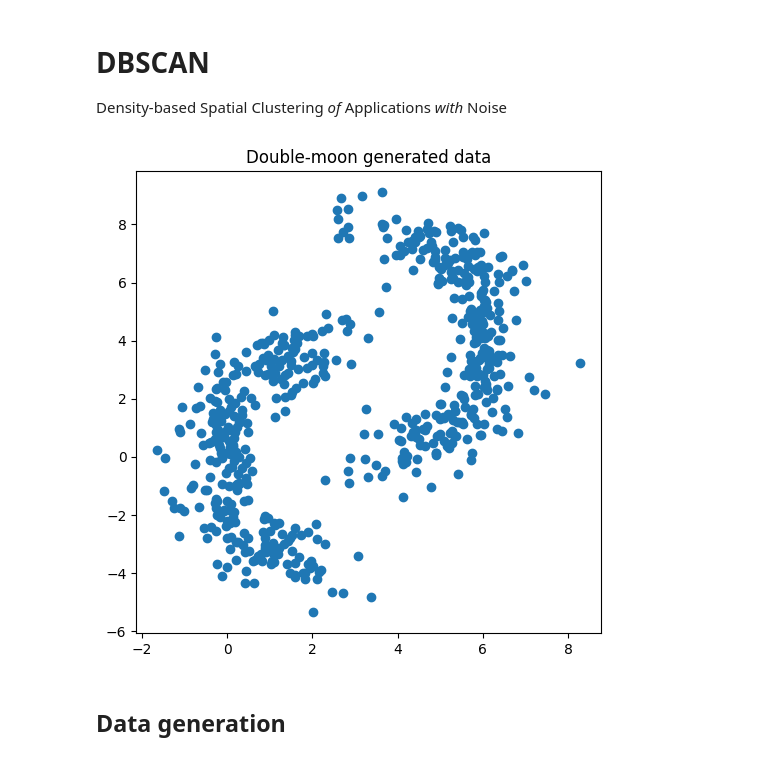
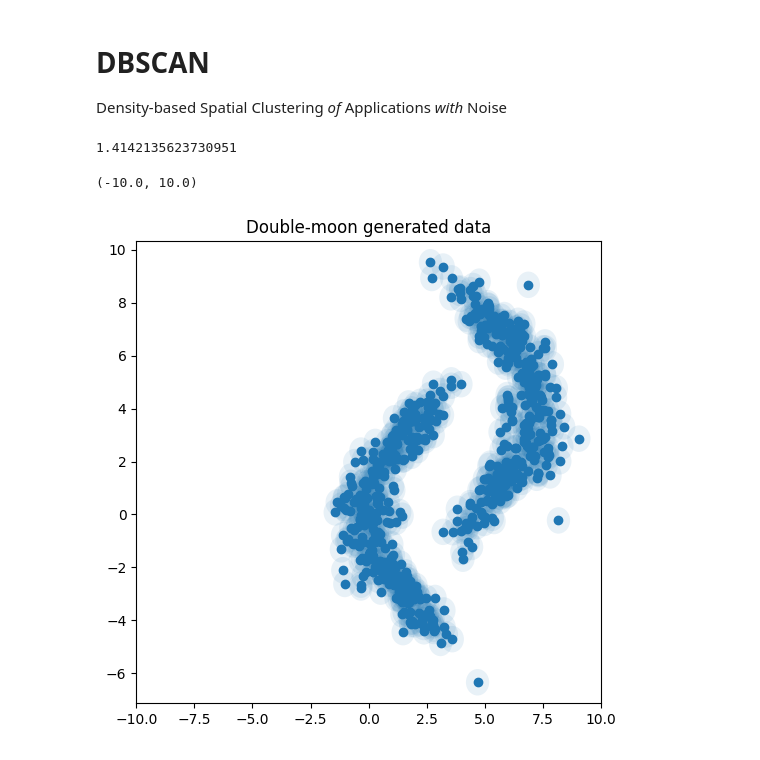
Before and after one commit to szmidapatrik/machine-learning, a Jupyter notebook: dbscan.ipynb, the cells around one changed output. Cells and saved outputs as stored; diff of their text form; code cells hidden in the pictures.

Commit message:
dbscan update

```diff
--- a/dbscan.ipynb
+++ b/dbscan.ipynb
@@ -8,12 +8,12 @@ import matplotlib.pyplot as plt
 class DBSCAN:
 
     # Params
-    r = 1
+    ε = 1
     min_sample = 3
 
     # Constructor
-    def __init__(self, r = 1, min_sample = 3):
-        self.r = r
+    def __init__(self, ε = 1, min_sample = 3):
+        self.ε = ε
         self.min_sample = min_sample
 
 
@@ -22,13 +22,13 @@ class DBSCAN:
     def generate_moon(self, centerX, centerY, face, N):
         dir = self.set_moon_direction(face)
 
-        lower_μ = [centerX + (dir * 1), centerY + (-3)]
+        lower_μ = [centerX + (dir * 1.5), centerY + (-3)]
         center_μ = [centerX, centerY]
-        upper_μ = [centerX + (dir * 1), centerY + 3]
+        upper_μ = [centerX + (dir * 1.5), centerY + 3]
 
-        lower_cov = [[1, dir * (-0.65)], [dir * (-0.65), 1]]
-        center_cov = [[0.1, 0], [0, 2]]
-        upper_cov = [[1, (dir * 0.65)], [dir * (0.65), 1]]
+        lower_cov = [[1, dir * (-0.85)], [dir * (-0.85), 1]]
+        center_cov = [[0.3, 0], [0, 2]]
+        upper_cov = [[1, (dir * 0.85)], [dir * (0.85), 1]]
 
         return np.concatenate([
             np.random.multivariate_normal(lower_μ, lower_cov, int(round(N/3,0))),
@@ -42,17 +42,29 @@ class DBSCAN:
             return 1
         elif face == 'left':
             return -1
+
+    # ε distance check function
+    def ε_dist(self, p, q):
+        return self.euclidian(p,q) < self.ε
+
+    # Calculate Euclidian distance between two points
+    def euclidian(self, p, q):
+        return np.sqrt(np.power(q[0]-p[0],2) + np.power(q[1]-p[1],2))
 # %%
-dbscan = DBSCAN()
+dbscan = DBSCAN(min_sample = 0.5)
 right_moon = dbscan.generate_moon(0,0,'right',300)
-left_moon = dbscan.generate_moon(6,4,'left',300)
+left_moon = dbscan.generate_moon(7,4,'left',300)
 data = np.concatenate([right_moon, left_moon])
 
-fig = plt.figure(figsize=(6,6))
-plt.title('Double-moon generated data')
-plt.scatter(data[:,0], data[:,1])
-plt.gca().set_aspect('auto')
+
+fig, ax = plt.subplots(figsize=(6,6))
+ax.set_title('Double-moon generated data')
+ax.scatter(data[:,0], data[:,1])
+for item in data:
+    ax.add_artist(plt.Circle((item[0], item[1]), dbscan.min_sample, alpha=0.1))
+ax.set_xlim(-10,10)
+ax.set_xlim(-10,10)
 # %% [output]
+1.4142135623730951
+(-10.0, 10.0)
-[figure, old version]
+[figure, new version]
-# %% [markdown]
-## Data generation
```
Also changed, not shown: parts of 1 cell of this notebook.
